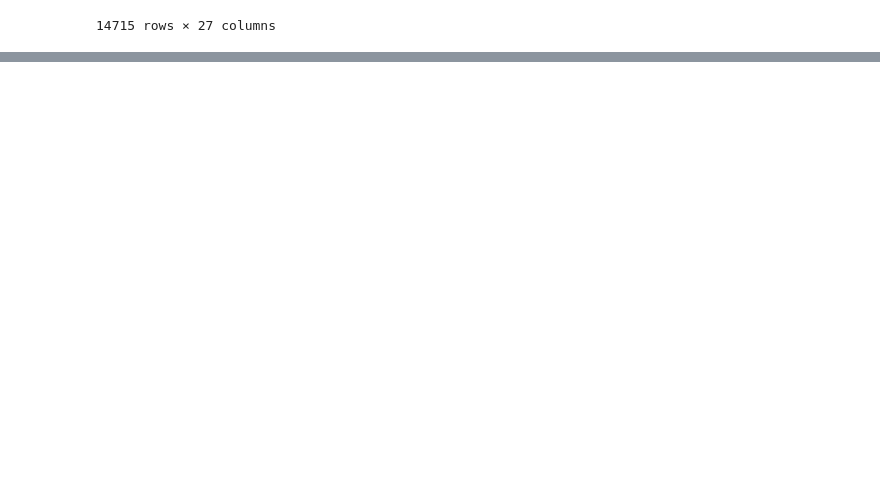
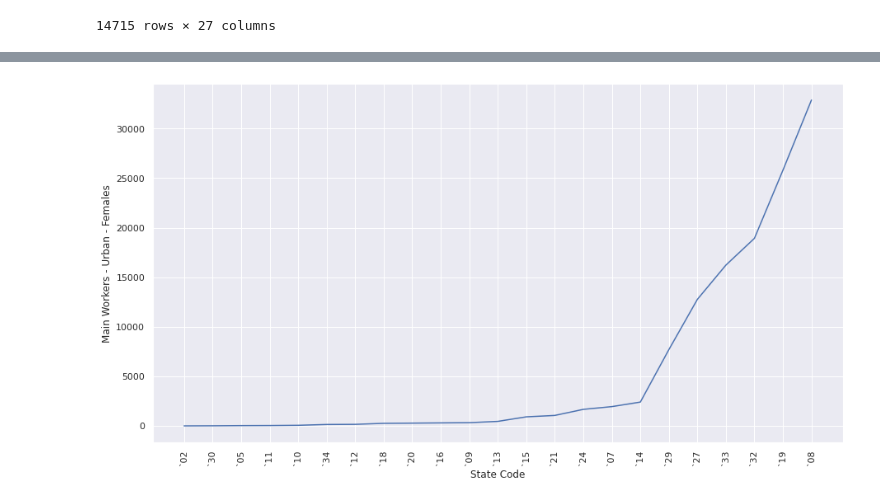
Before and after one commit to n3rdankit/Data-Science-and-Machine-Learning, a Jupyter notebook: Industrial_Human_Resource_Geo_Visualization.ipynb, the cells around one changed output, grey strips where cells are left out. Saved outputs shown, nothing was run; the diff lists cells and outputs as text; code cells hidden in the pictures; blank space fills up the shorter version.

```diff
--- a/Industrial_Human_Resource_Geo_Visualization.ipynb
+++ b/Industrial_Human_Resource_Geo_Visualization.ipynb
@@ -1081,0 +1195,2 @@ ax.tick_params(axis='x', rotation=90)
+# %%
+FinalDf['state_head'] = FinalDf['state_head'].astype(str)
@@ -1081,0 +1227,2 @@ ax.tick_params(axis='x', rotation=90)
+# %%
+food = FinalDf[FinalDf['NICName'] == 'Manufacture of food products']
@@ -1081,0 +1245,8 @@ ax.tick_params(axis='x', rotation=90)
+# %%
+sc = food.groupby(['State Code'])['Main Workers - Urban - Females'].sum().sort_values(ascending=True).to_frame().reset_index()
+# %%
+sn.set(rc={"figure.figsize" :(15,8)})
+ax=sn.lineplot(data=sc, x='State Code', y='Main Workers - Urban - Females')
+ax.tick_params(axis='x', rotation=90)
+# %% [output]
+[figure, added]
```
Also changed, not shown: parts of 41 cells of this notebook.
